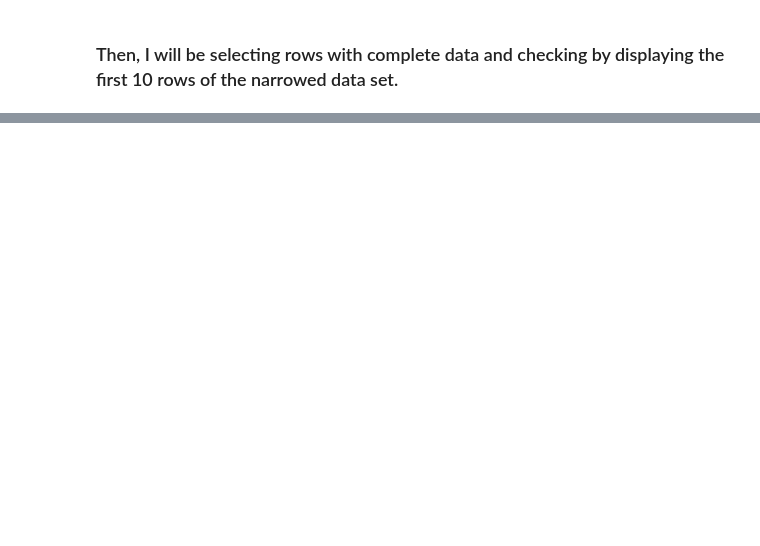
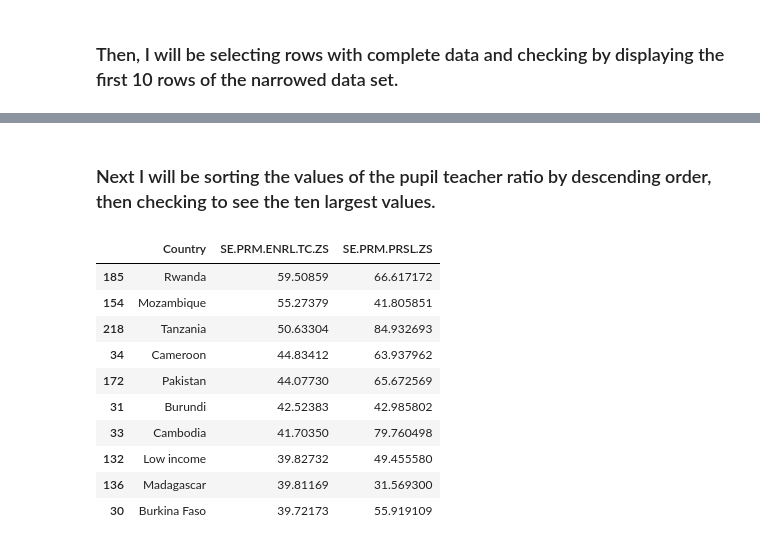
Before and after one commit to madeleinngo/comp110-21s-workspace, a Jupyter notebook: projects/pj02/analysis.ipynb, the cells around one changed output, grey strips where cells are left out. Drawn from its saved outputs; the diff is of its cells as text; code cells hidden in the pictures; blank space fills up the shorter version.

```diff
--- a/projects/pj02/analysis.ipynb
+++ b/projects/pj02/analysis.ipynb
@@ -54,0 +61,18 @@ KeyError: ('SE.PRM.ENRL.TC.ZS', 'SE.PRM.PRSL.ZS')
+# %% [markdown]
+### Next I will be sorting the values of the pupil teacher ratio by descending order, then checking to see the ten largest values.
+# %%
+ten_largest = fixed_data.sort_values(by=[PUPIL_TEACHER_RATIO], ascending=False)
+# %%
+ten_largest.head(10)
+# %% [output]
+|  | Country | SE.PRM.ENRL.TC.ZS | SE.PRM.PRSL.ZS |
+| 185 | Rwanda | 59.50859 | 66.617172 |
+| 154 | Mozambique | 55.27379 | 41.805851 |
+| 218 | Tanzania | 50.63304 | 84.932693 |
+| 34 | Cameroon | 44.83412 | 63.937962 |
+| 172 | Pakistan | 44.07730 | 65.672569 |
+| 31 | Burundi | 42.52383 | 42.985802 |
+| 33 | Cambodia | 41.70350 | 79.760498 |
+| 132 | Low income | 39.82732 | 49.455580 |
+| 136 | Madagascar | 39.81169 | 31.569300 |
+| 30 | Burkina Faso | 39.72173 | 55.919109 |
```
Also changed, not shown: parts of 13 cells of this notebook.
